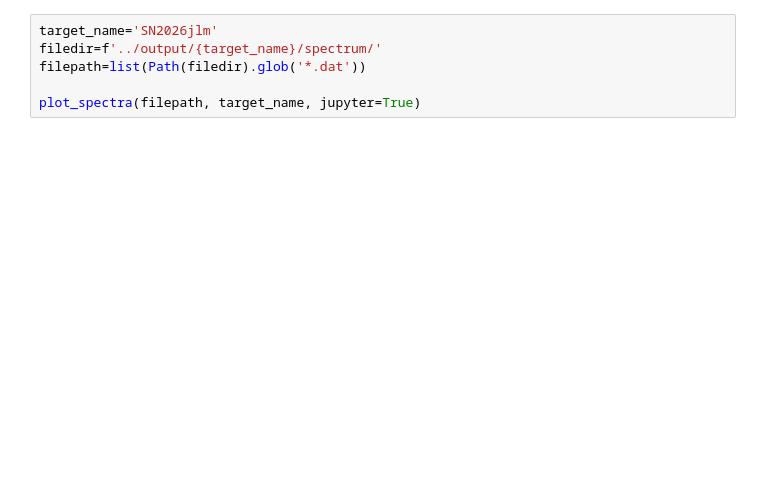
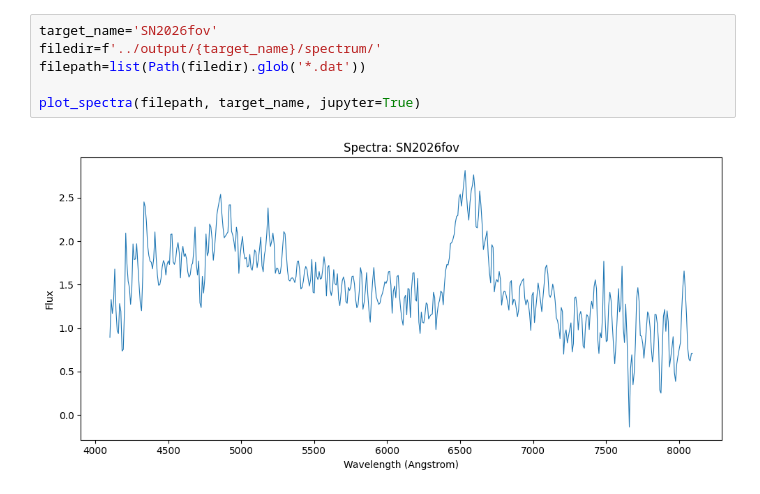
Before and after one commit to Zzzaurak/obsastro-sn-pipeline, a Jupyter notebook: notebooks/spectral_processing.ipynb, the cells around one changed output. Drawn from its saved outputs; the diff is of its cells as text; blank space fills up the shorter version.

```diff
--- a/notebooks/spectral_processing.ipynb
+++ b/notebooks/spectral_processing.ipynb
@@ -16,9 +13,11 @@ The autoreload extension is already loaded. To reload it, use:
 # %%
-target_name='SN2026jlm'
+target_name='SN2026fov'
 filedir=f'../output/{target_name}/spectrum/'
 filepath=list(Path(filedir).glob('*.dat'))
 
 plot_spectra(filepath, target_name, jupyter=True)
+# %% [output]
+[figure, added]
 # %%
 import astrodash
 
```
Also changed, not shown: parts of 3 cells of this notebook.
